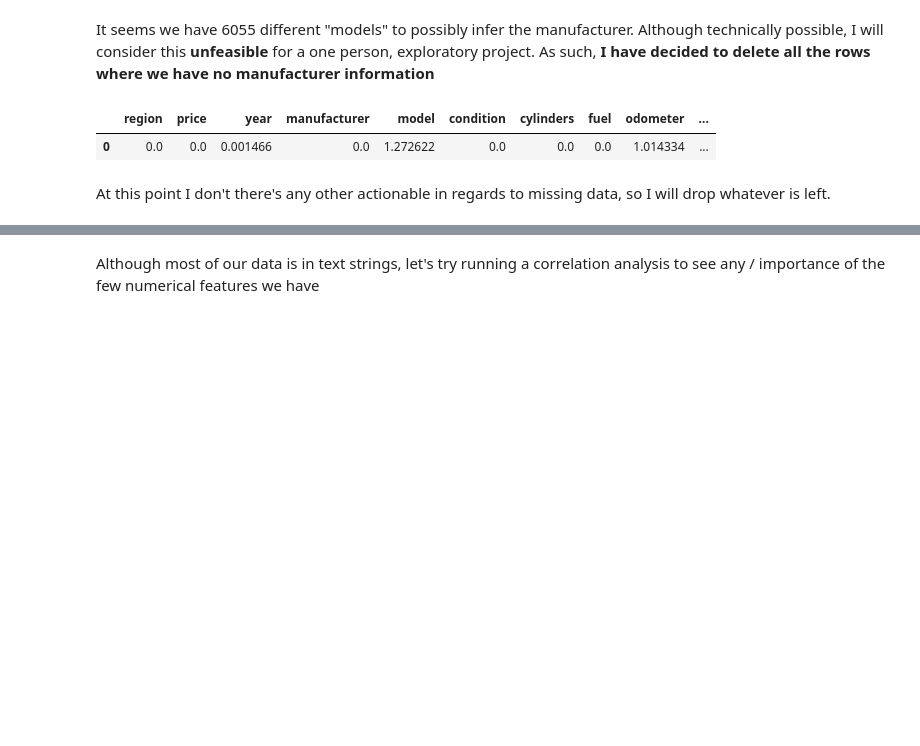
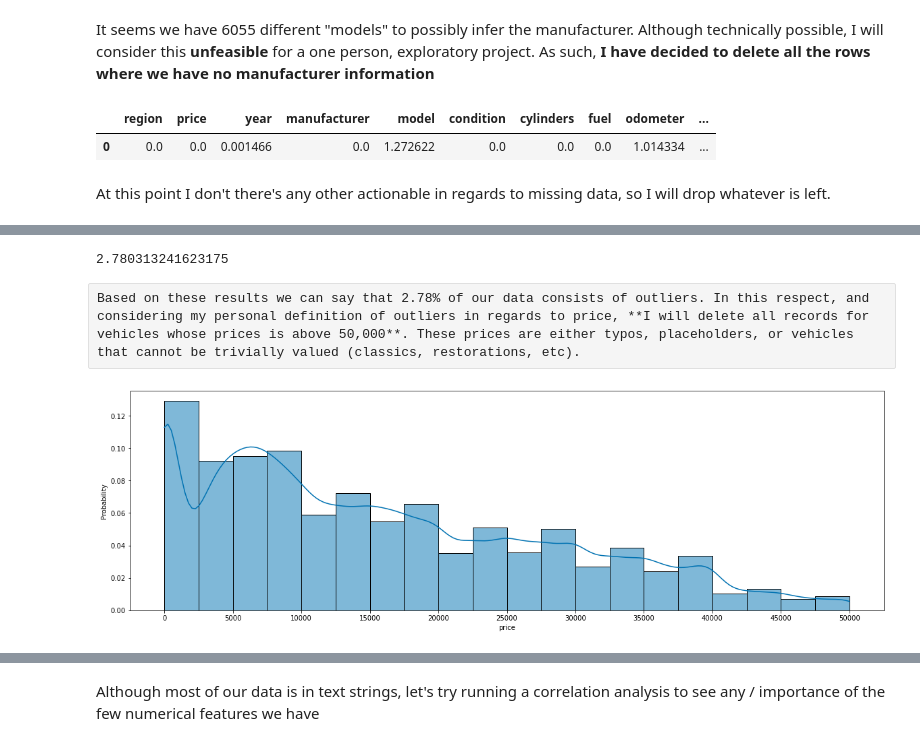
Before and after one commit to alexkingsing/used_cars, a Jupyter notebook: Used_cars_Dev.ipynb, the cells around one changed output, grey strips where cells are left out. Saved outputs shown, nothing was run; the diff lists cells and outputs as text; code cells hidden in the pictures; blank space fills up the shorter version.

```diff
--- a/Used_cars_Dev.ipynb
+++ b/Used_cars_Dev.ipynb
@@ -385,0 +400,7 @@ df = df.dropna()
+# %%
+# Let's find out how many outliers we have, as a percentage
+df["price"][df["price"] > 50000].shape[0] / df.shape[0] * 100
+# %% [output]
+2.780313241623175
+# %% [raw]
+Based on these results we can say that 2.78% of our data consists of outliers. In this respect, and considering my personal definition of outliers in regards to price, **I will delete all records for vehicles whose prices is above 50,000**. These prices are either typos, placeholders, or vehicles that cannot be trivially valued (classics, restorations, etc).
@@ -385,0 +409,8 @@ df = df.dropna()
+# %%
+# Let's try visualizing the price distribution now that are rid of outliers
+plt.figure(figsize=(20,6))
+ax = sns.histplot(data = df["price"], bins = 20, kde = True, stat = "probability")
+# adding ticks every 5,000 USD
+ax.xaxis.set_major_locator(MultipleLocator(5000))
+# %% [output]
+[figure, added]
```
Also changed, not shown: parts of 30 cells of this notebook.
